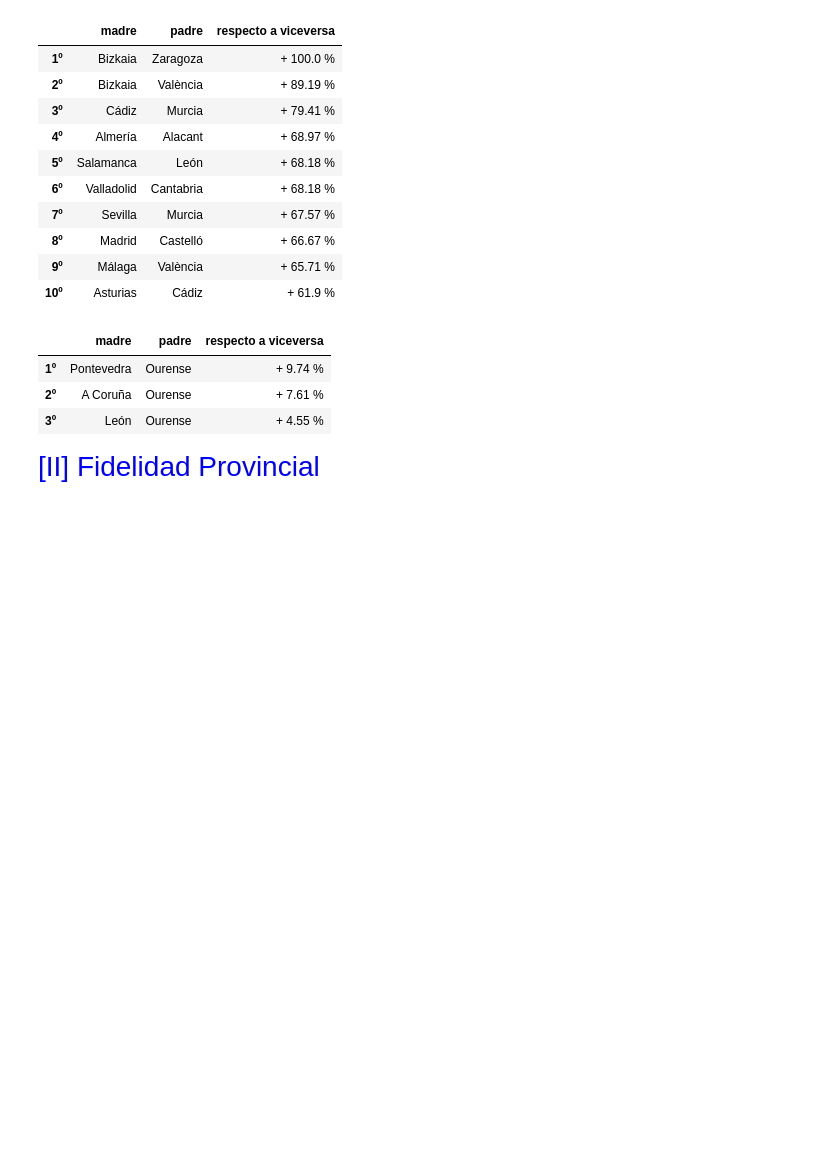
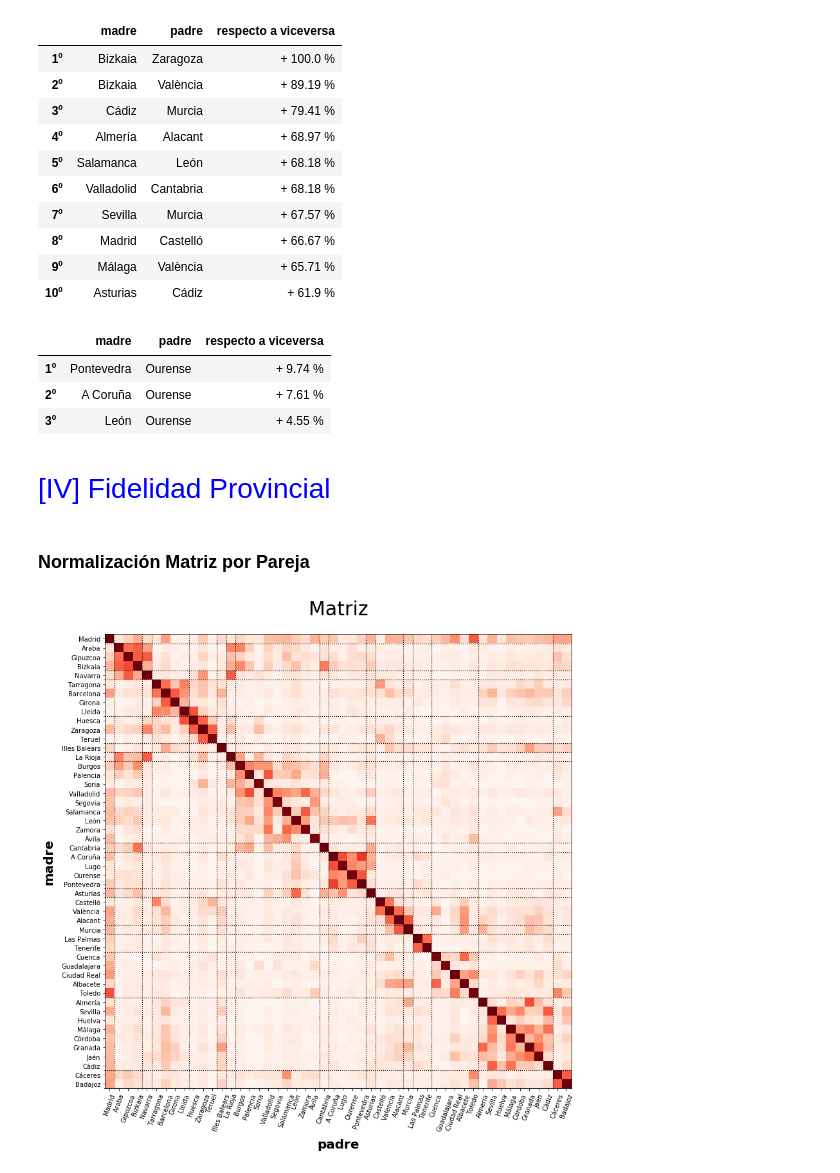
Before and after one commit to braisseara/blog, a Jupyter notebook: entradas_ipynb/relaciones_interprovinciales_en_espanha.ipynb, the cells around one changed output. Drawn from its saved outputs; the diff is of its cells as text; code cells hidden in the pictures; blank space fills up the shorter version.

```diff
--- a/entradas_ipynb/relaciones_interprovinciales_en_espanha.ipynb
+++ b/entradas_ipynb/relaciones_interprovinciales_en_espanha.ipynb
@@ -262,11 +269,16 @@ Ilustración del efecto suavizador que produce la función logarítmica
 ### Función de representación gráfica de matrices:
 (con opción de suavizado logarítmico)
 # %%
-def plot_matriz(matriz, suavizado_logaritmico, titulo):
+def plot_matriz(matriz, titulo = 'Matriz', suavizado_logaritmico = False, times_sl = 1, anular_diagonal = False):
+    matriz = matriz.copy()
     provincias = list(matriz.index)
     n = len(provincias)
+    if anular_diagonal == True:
+        for i in range(0,n):
+            matriz.iloc[i,i] = min(matriz.min())
     if suavizado_logaritmico == True:
-        matriz = matriz.applymap(lambda celda : math.log(max(0,celda) + 1) )
+        for time in range(0,times_sl):
+            matriz = matriz.applymap(lambda celda : math.log(max(0,celda) + 1) )
     fig, ax = plt.subplots(1, figsize=(13, 13))
     plt.imshow(matriz, cmap = "Reds", aspect='auto')
     ax.set_yticks(np.arange(n))
@@ -386,5 +402,25 @@ tops_matriz(matriz_sexo_diferencial, top = 3, x = 'respecto a viceversa', padres
 | 1º | Pontevedra | Ourense | + 9.74 % |
 | 2º | A Coruña | Ourense | + 7.61 % |
 | 3º | León | Ourense | + 4.55 % |
+# %% [markdown]
+<a name="fidelidad"></a>
 # %% [markdown]
-<div style="text-align:justify"><span style="color:blue; font-family:Georgia; font-size:2em;">[II] Fidelidad Provincial</span></div>
+<div style="text-align:justify"><span style="color:blue; font-family:Georgia; font-size:2em;">[IV] Fidelidad Provincial</span></div>
+# %% [markdown]
+### Normalización Matriz por Pareja
+# %%
+matrices_pareja_normal = {}
+
+for key in list(DFs.keys()):
+
+    # normalizar matriz por pareja
+    matrices_pareja_normal[key] = matrices[key].astype('float64')
+    for i in matrices[key].index:
+        total_mujeres = matrices[key].loc[i,:].sum()
+        for j in matrices[key].columns:
+            total_hombres = matrices[key].loc[:,j].sum()
+            matrices_pareja_normal[key].loc[i,j] = matrices[key].loc[i,j]/(total_mujeres+total_hombres - matrices[key].loc[i,j])
+# %%
+plot_matriz(matrices_pareja_normal[año], 'Matriz', True, 100, False)
+# %% [output]
+[figure, added]
```
Also changed, not shown: parts of 16 cells of this notebook, 3 other files.
